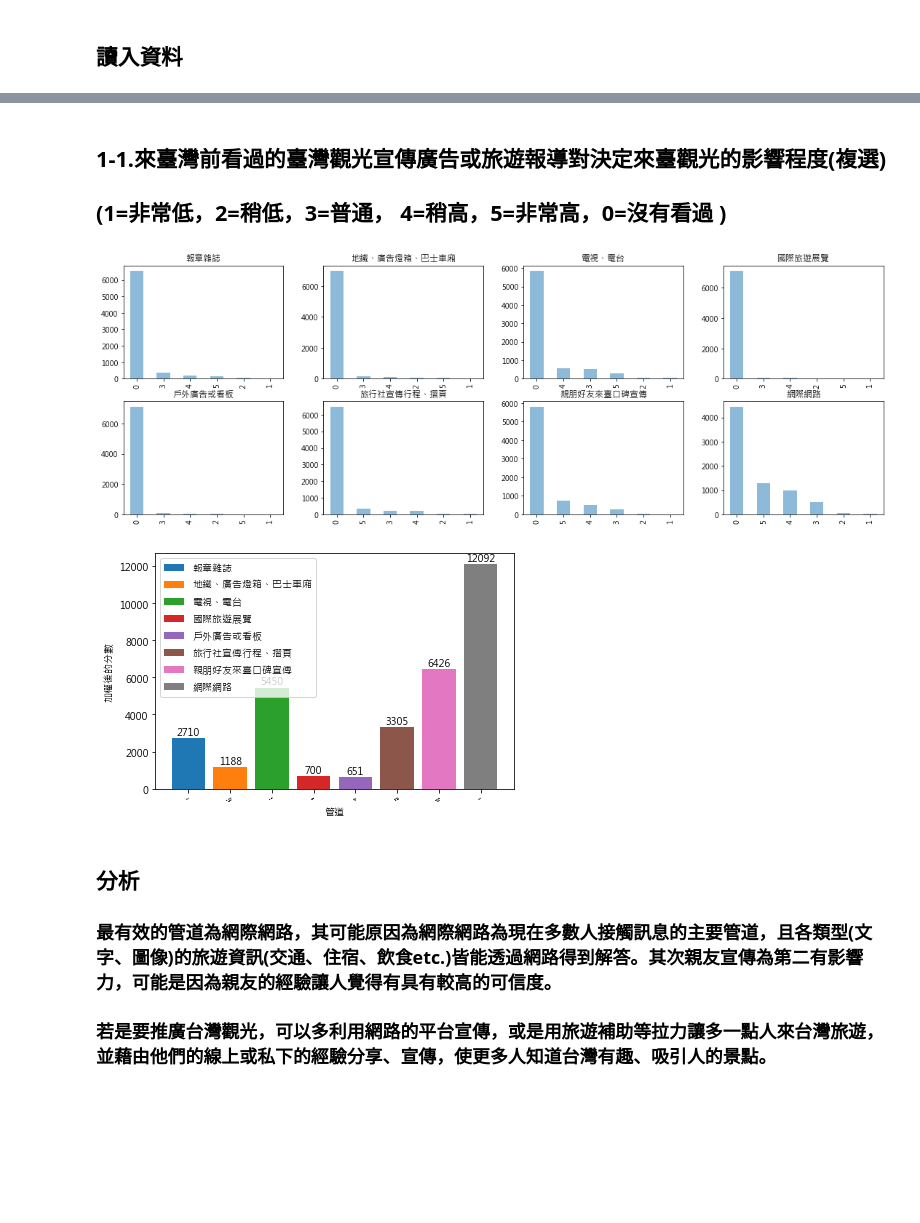
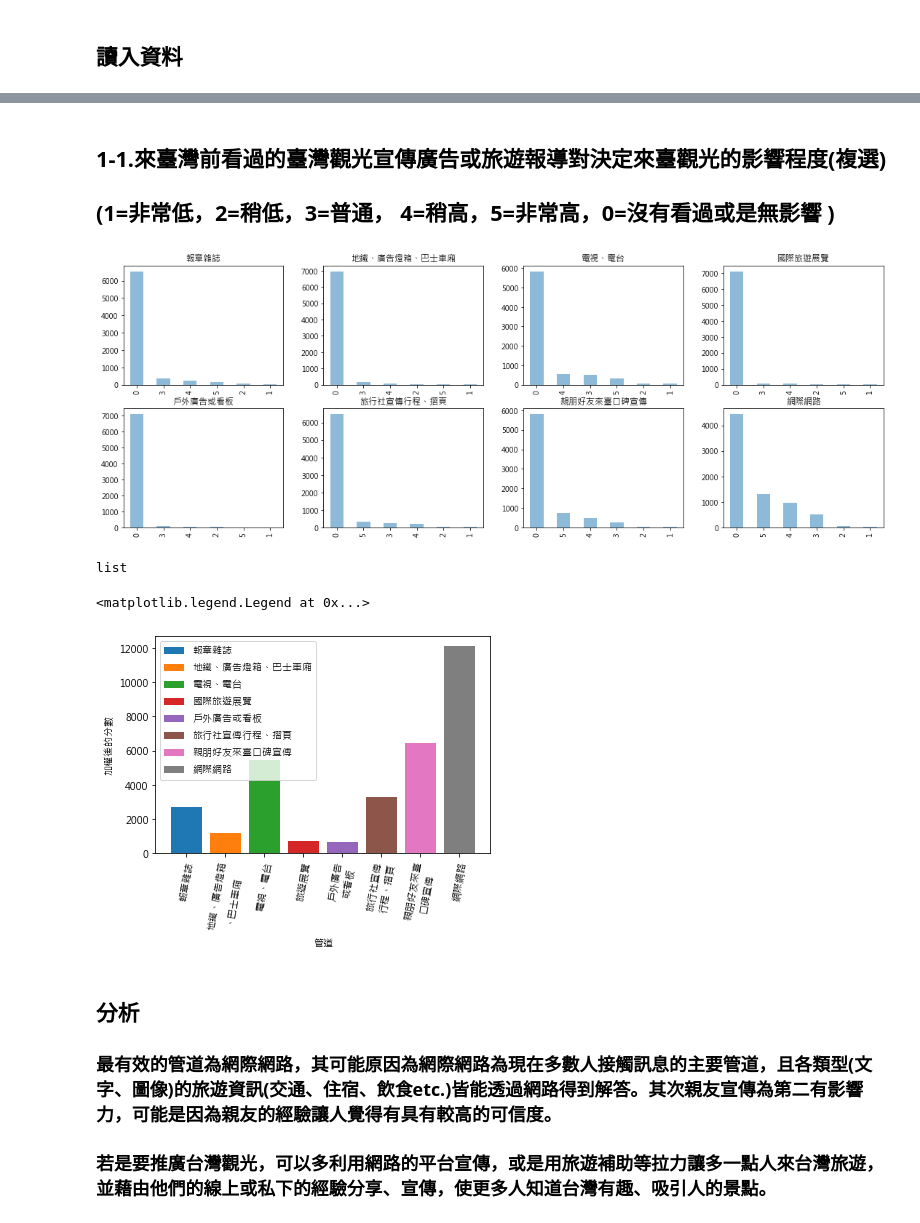
Before and after one commit to Emily323/my-python-work, a Jupyter notebook: my_work/final/觀光.ipynb, the cells around one changed output, grey strips where cells are left out. Cells and saved outputs as stored; diff of their text form; code cells hidden in the pictures; blank space fills up the shorter version.

```diff
--- a/my_work/final/觀光.ipynb
+++ b/my_work/final/觀光.ipynb
@@ -34,27 +23,31 @@ ad=df['ad']
 # %% [markdown]
 ## 1-1.來臺灣前看過的臺灣觀光宣傳廣告或旅遊報導對決定來臺觀光的影響程度(複選)
- ## (1=非常低，2=稍低，3=普通， 4=稍高，5=非常高，0=沒有看過 )
+ ## (1=非常低，2=稍低，3=普通， 4=稍高，5=非常高，0=沒有看過或是無影響 )
 # %%
 #取出要的資料
 ad_type=df.loc[:,'ad1':'ad8']
 #加上管道名稱
 ad_type.columns=['報章雜誌','地鐵、廣告燈箱、巴士車廂','電視、電台','國際旅遊展覽'
                  ,'戶外廣告或看板','旅行社宣傳行程、摺頁','親朋好友來臺口碑宣傳','網際網路']
 
 #繪製各管道個別的程度
 fig, axes = plt.subplots(2,4,figsize=(5,5))
-fig.subplots_adjust(wspace=0.25, hspace=0.20, top=1, bottom=0.05, left=0.1, right=3)
+fig.subplots_adjust(wspace=0.25, hspace=0.20, top=2, bottom=1, left=0.1, right=3)
 
 ad_type_array=[]
 
 for i in range(2):
     for j in range(4):
         ad_type_array.append(ad_type.iloc[:,j+4*i].value_counts().plot.bar(ax=axes[i,j], alpha = 0.5))
-        ad_type_array[j+4*i].set_title(ad_type.columns.values[j+4*i])
+        ad_type_array[j+4*i].set_title(ad_type.columns[j+4*i])
 
 plt.show()
 # %% [output]
-[figure, old version]
+[figure, new version]
+# %%
+type(ad_type_array)
+# %% [output]
+list
 # %%
 #透過加權(程度0*程度0的人數+程度0*程度0的人數+程度1*程度1的人數+...+程度5*程度5的人數)比較各管道的影響程度
 ad_type_weight=[]
@@ -70,25 +63,14 @@ plt.xlabel('管道')
 plt.ylabel('加權後的分數')
 
 plt.xticks(range(8),('報章雜誌','地鐵、廣告燈箱\n、巴士車廂','電視、電台','旅遊展覽'
-                 ,'戶外廣告\n或看板','旅行社宣傳\n行程、摺頁','親朋好友來臺\n口碑宣傳','網際網路'),size=0, rotation=30)
-bar1 = plt.bar(ad_type.columns[0],ad_type_weight[0],label='報章雜誌')
-bar2 = plt.bar(ad_type.columns[1],ad_type_weight[1],label='地鐵、廣告燈箱、巴士車廂')
-bar3 = plt.bar(ad_type.columns[2],ad_type_weight[2],label='電視、電台')
-bar4 = plt.bar(ad_type.columns[3],ad_type_weight[3],label='國際旅遊展覽')
-bar5 = plt.bar(ad_type.columns[4],ad_type_weight[4],label='戶外廣告或看板')
-bar6 = plt.bar(ad_type.columns[5],ad_type_weight[5],label='旅行社宣傳行程、摺頁')
-bar7 = plt.bar(ad_type.columns[6],ad_type_weight[6],label='親朋好友來臺口碑宣傳')
-bar8 = plt.bar(ad_type.columns[7],ad_type_weight[7],label='網際網路')
-
-for rect in bar1+bar2+bar3+bar4+bar5+bar6+bar7+bar8:
-    height = rect.get_height()
-    plt.text(rect.get_x() + rect.get_width()/2.0, height, '%d' % int(height), size = 10, ha='center', va='bottom')
+                  ,'戶外廣告\n或看板','旅行社宣傳\n行程、摺頁','親朋好友來臺\n口碑宣傳','網際網路'),size=10, rotation=80)
+for i in range(8):
+    plt.bar(ad_type.columns[i],ad_type_weight[i],label=ad_type.columns[i])
 
 plt.legend()
-plt.tight_layout()
-plt.show()
 # %% [output]
+<matplotlib.legend.Legend at 0x...>
-[figure, old version]
+[figure, new version]
 # %% [markdown]
 ## 分析
 ### 最有效的管道為網際網路，其可能原因為網際網路為現在多數人接觸訊息的主要管道，且各類型(文字、圖像)的旅遊資訊(交通、住宿、飲食etc.)皆能透過網路得到解答。其次親友宣傳為第二有影響力，可能是因為親友的經驗讓人覺得有具有較高的可信度。
```
Also changed, not shown: parts of 8 cells of this notebook.
